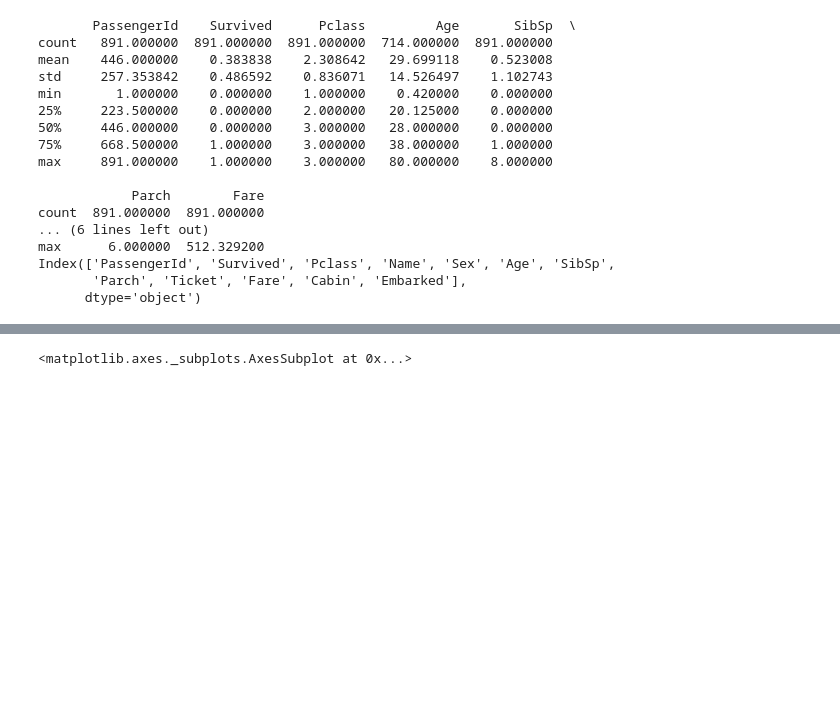
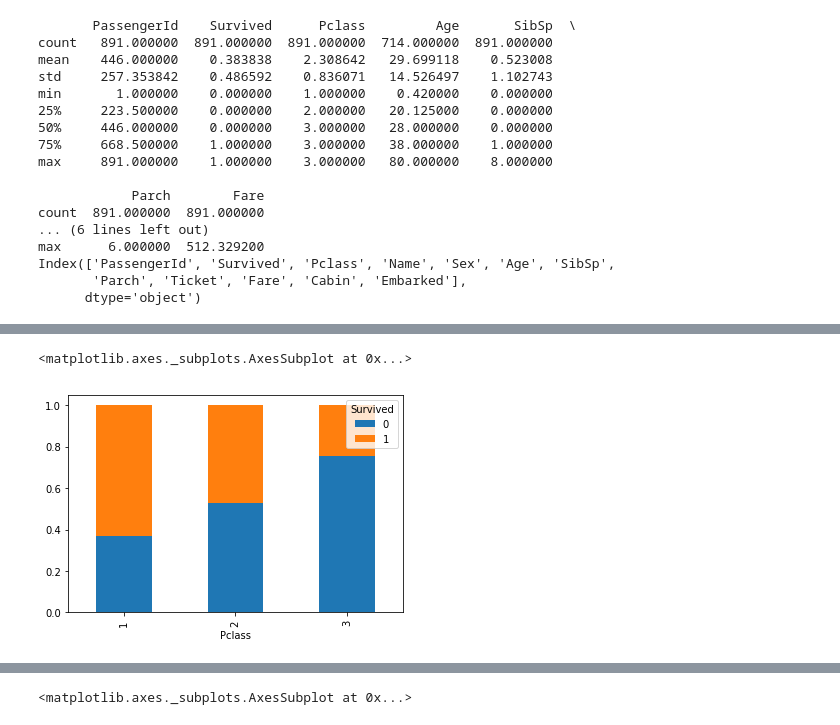
Before and after one commit to SudhakarGoyal/Titanic-Kaggle-dataset, a Jupyter notebook: titanic.ipynb, the cells around one changed output, grey strips where cells are left out. Drawn from its saved outputs; the diff is of its cells as text; code cells hidden in the pictures; blank space fills up the shorter version.

```diff
--- a/titanic.ipynb
+++ b/titanic.ipynb
@@ -137,0 +86,8 @@ plt.show()
+# %%
+data.columns
+pclass_surv = pd.crosstab(data.Pclass, data.Survived)
+pclass_surv.div(pclass_surv.sum(1), axis= 0 ).plot(kind = 'bar', stacked = True)
+#more people in 1st class survived than other classes
+# %% [output]
+<matplotlib.axes._subplots.AxesSubplot at 0x...>
+[figure, added]
```
Also changed, not shown: parts of 55 cells of this notebook.
